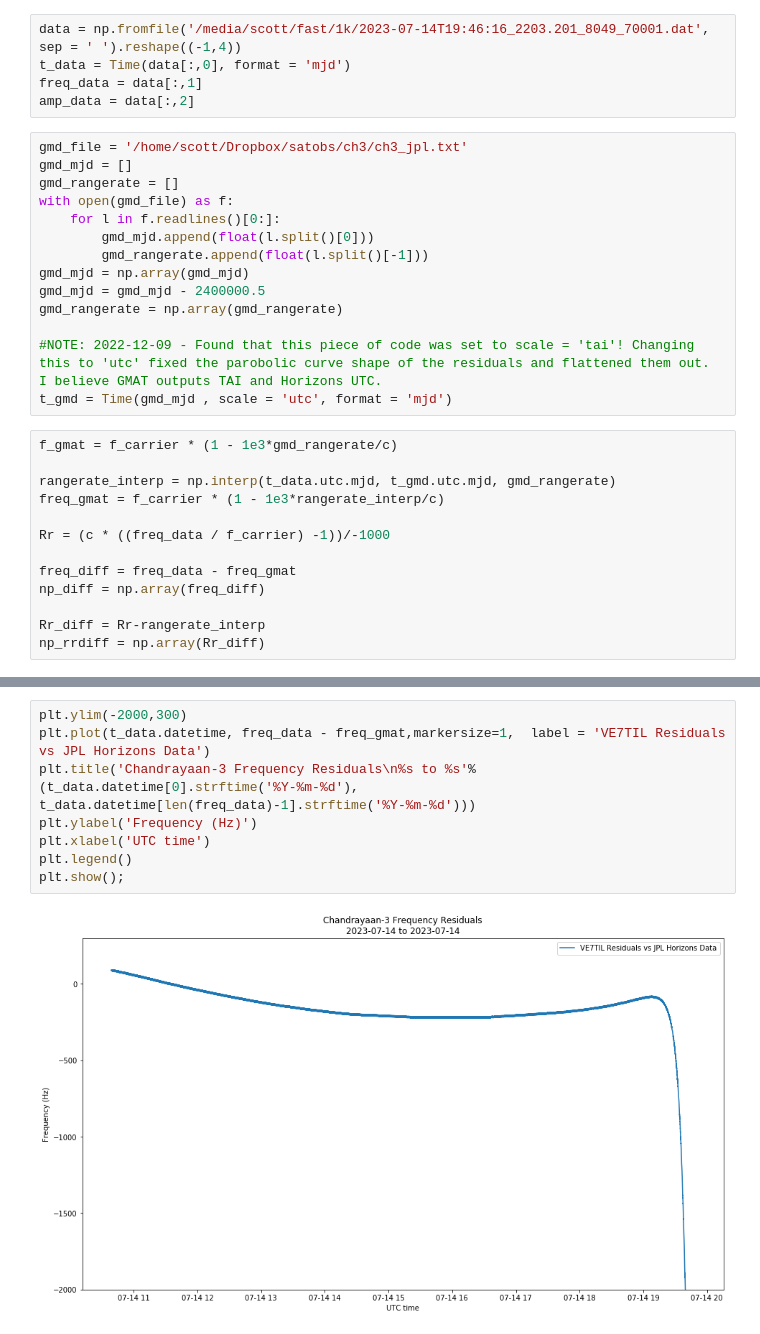
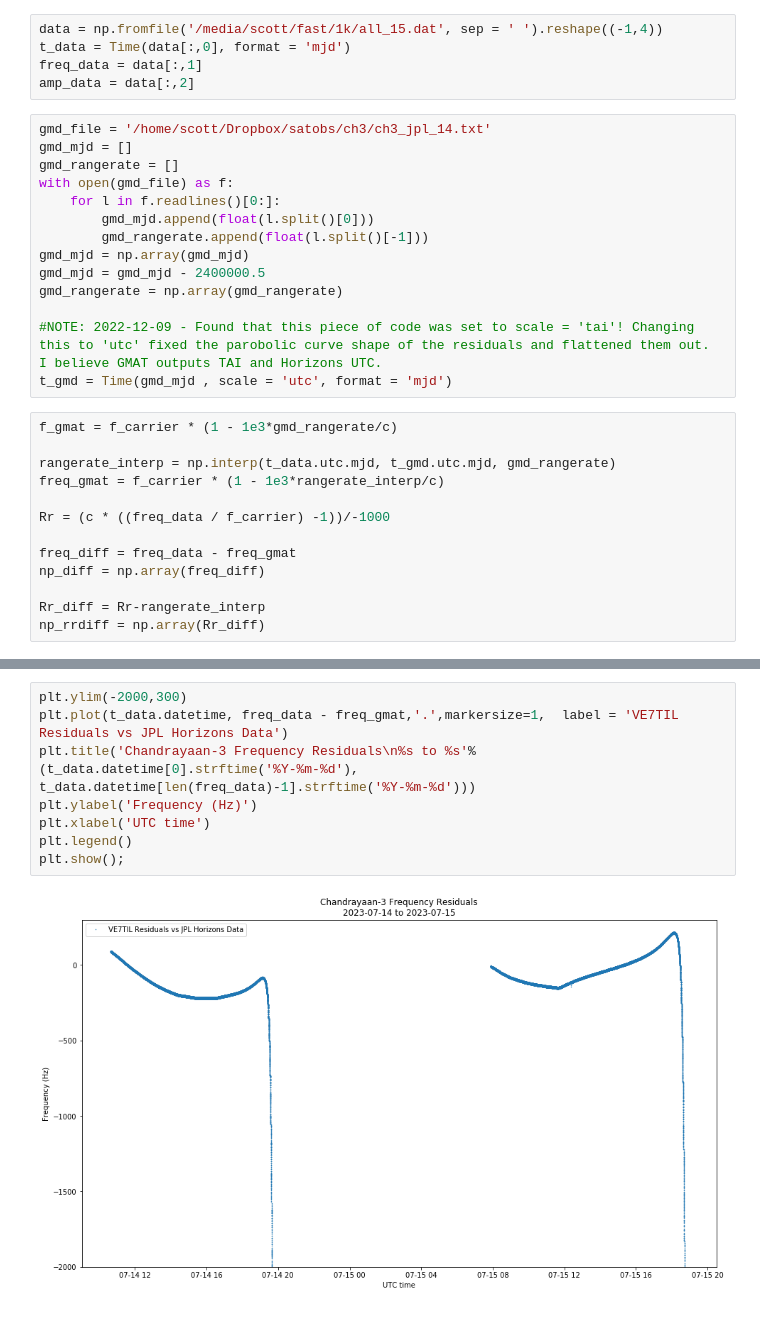
Before and after one commit to ScottTilley/CH3, a Jupyter notebook: Doppler/CH3_Doppler_Running.ipynb, the cells around one changed output, grey strips where cells are left out. Saved outputs shown, nothing was run; the diff lists cells and outputs as text.

```diff
--- a/Doppler/CH3_Doppler_Running.ipynb
+++ b/Doppler/CH3_Doppler_Running.ipynb
@@ -14,12 +14,12 @@ plt.rcParams['figure.facecolor'] = 'w'
 offset =  400
 f_carrier = 2203.201e6 + offset
 # %%
-data = np.fromfile('/media/scott/fast/1k/2023-07-14T19:46:16_2203.201_8049_70001.dat', sep = ' ').reshape((-1,4))
+data = np.fromfile('/media/scott/fast/1k/all_15.dat', sep = ' ').reshape((-1,4))
 t_data = Time(data[:,0], format = 'mjd')
 freq_data = data[:,1]
 amp_data = data[:,2]
 # %%
-gmd_file = '/home/scott/Dropbox/satobs/ch3/ch3_jpl.txt'
+gmd_file = '/home/scott/Dropbox/satobs/ch3/ch3_jpl_14.txt'
 gmd_mjd = []
 gmd_rangerate = []
 with open(gmd_file) as f:
@@ -76,10 +76,10 @@ plt.show();
 # %%
 plt.ylim(-2000,300)
-plt.plot(t_data.datetime, freq_data - freq_gmat,markersize=1,  label = 'VE7TIL Residuals vs JPL Horizons Data')
+plt.plot(t_data.datetime, freq_data - freq_gmat,'.',markersize=1,  label = 'VE7TIL Residuals vs JPL Horizons Data')
 plt.title('Chandrayaan-3 Frequency Residuals\n%s to %s'%(t_data.datetime[0].strftime('%Y-%m-%d'), t_data.datetime[len(freq_data)-1].strftime('%Y-%m-%d')))
 plt.ylabel('Frequency (Hz)')
 plt.xlabel('UTC time')
 plt.legend()
 plt.show();
 # %% [output]
-[figure, old version]
+[figure, new version]
```
Also changed, not shown: parts of 3 cells of this notebook.
